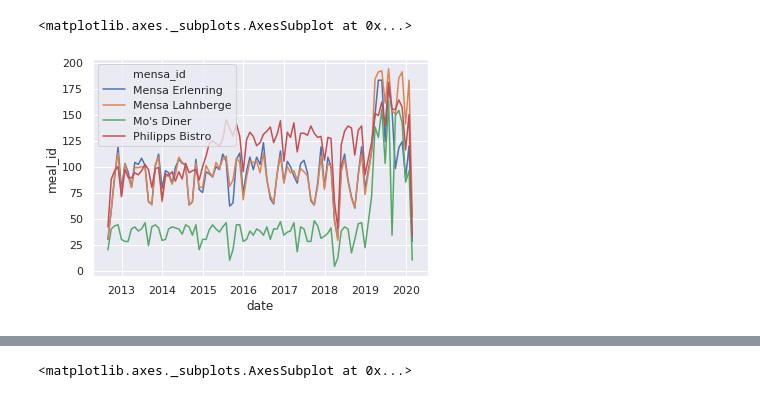
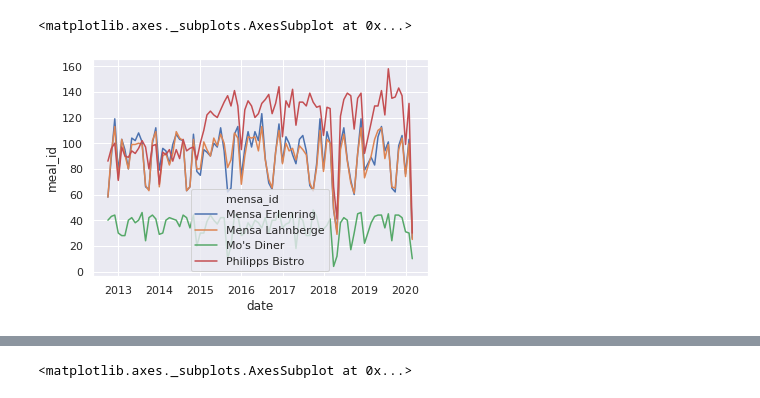
Before and after one commit to oxzi/about-mensa-mr, a Jupyter notebook: mensa_prices.ipynb, the cells around one changed output, grey strips where cells are left out. Drawn from its saved outputs; the diff is of its cells as text; code cells hidden in the pictures.

Commit message:
Show side dishes, introduced 2019

```diff
--- a/mensa_prices.ipynb
+++ b/mensa_prices.ipynb
@@ -9,7 +9,7 @@ import openmensa
 pd.plotting.register_matplotlib_converters()
 sns.set(style="darkgrid")
 # %%
-meals = openmensa.load_csvs("*_2012-07-01_2020-02-07.csv")
+meals = openmensa.load_csvs("*.csv")
 meals.tail()
 # %% [output]
 |  | mensa_id | date | meal_id | name | category | price_student | notes |
@@ -27,9 +36,10 @@ sns.lineplot(x="date", y="count", data=overview)
 # %%
-overview = meals.groupby(['mensa_id', pd.Grouper(key='date', freq='M')]).count()["meal_id"].reset_index()
-sns.lineplot(x="date", y="meal_id", hue="mensa_id", data=overview)
+overview_side = meals[~meals.category.str.contains("Beilagen")].groupby(
+    ["mensa_id", pd.Grouper(key="date", freq="M")]).count()["meal_id"].reset_index()
+sns.lineplot(x="date", y="meal_id", hue="mensa_id", data=overview_side)
 # %% [output]
 <matplotlib.axes._subplots.AxesSubplot at 0x...>
-[figure, old version]
+[figure, new version]
 # %%
 # filter outliner with price > 9k
 meals = meals[meals.price_student.le(10)]
```
Also changed, not shown: parts of 3 cells of this notebook.
